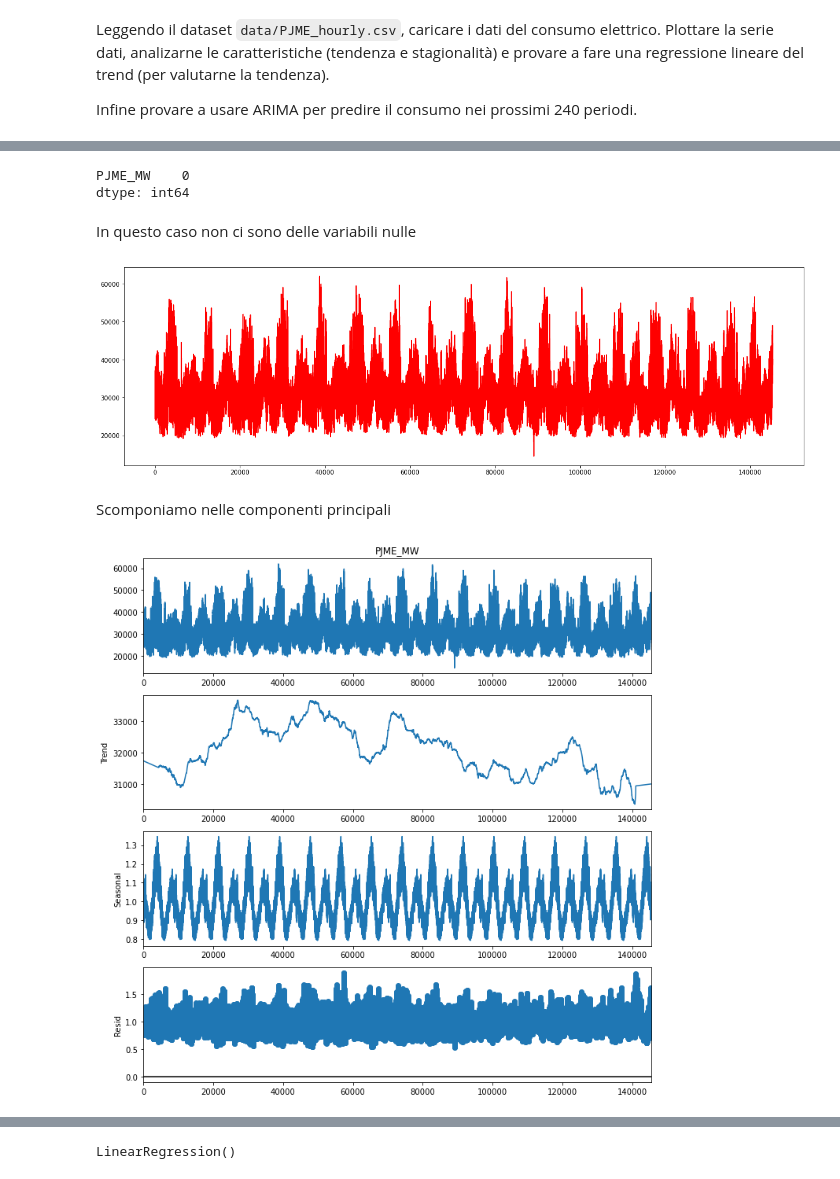
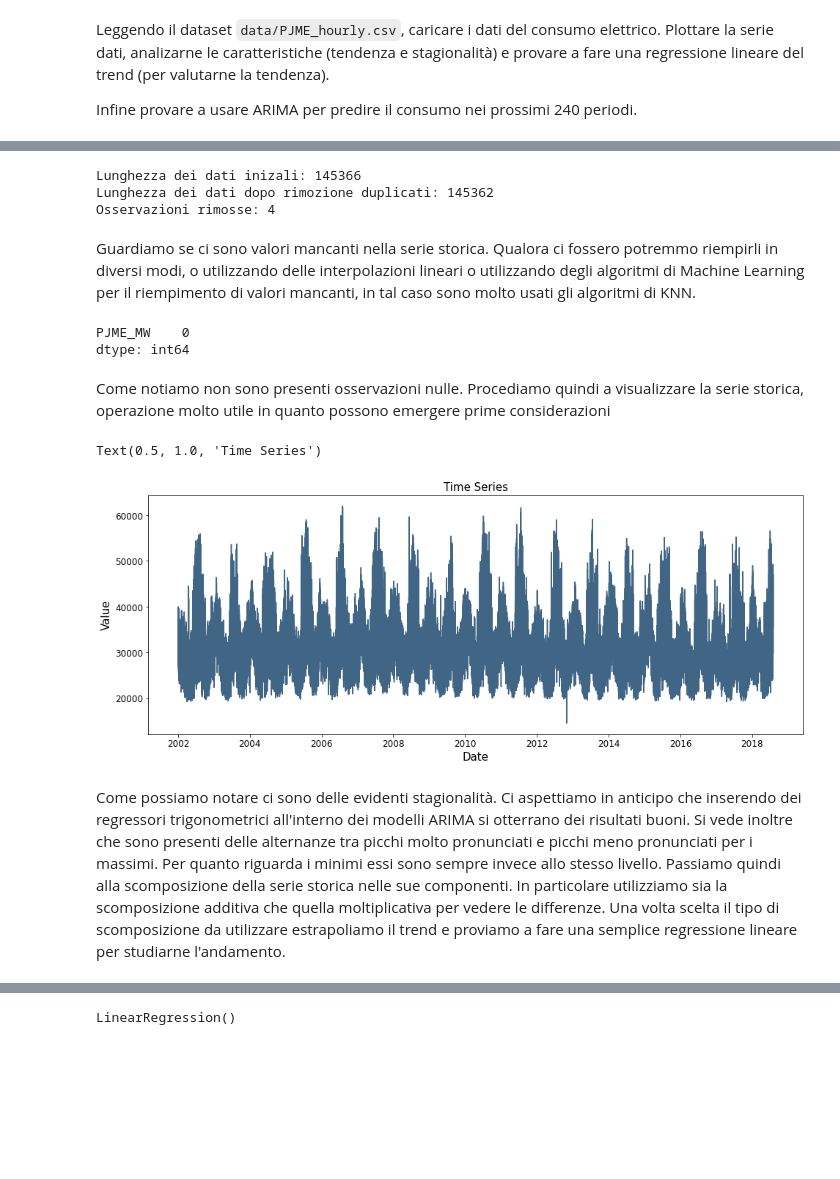
Before and after one commit to Chri1629/environment_physics, a Jupyter notebook: physics/progetto/Esame.ipynb, the cells around one changed output, grey strips where cells are left out. Cells and saved outputs as stored; diff of their text form; code cells hidden in the pictures; blank space fills up the shorter version.

```diff
--- a/physics/progetto/Esame.ipynb
+++ b/physics/progetto/Esame.ipynb
@@ -102,8 +108,6 @@ Infine provare a usare ARIMA per predire il consumo nei prossimi 240 periodi.
 # %%
-#dati = pd.read_csv("data/PJME_hourly.csv", parse_dates=['Datetime'], index_col='Datetime')
-#dati.asfreq('H')
-dati = pd.read_csv("data/PJME_hourly.csv")
-dati = dati.drop("Datetime", axis = 1)
+dati_in = pd.read_csv("data/PJME_hourly.csv", parse_dates=['Datetime'], index_col='Datetime')
+dati = dati_in[~dati_in.index.duplicated(keep='first')].sort_index()
 dati
 # %% [output]
 |  | PJME_MW |
@@ -124,23 +127,29 @@ Guardiamo se ci sono valori nulli
+# %%
+print(f"Lunghezza dei dati inizali: {len(dati_in)}\nLunghezza dei dati dopo rimozione duplicati: {len(dati)}\nOsservazioni rimosse: {len(dati_in) - len(dati)}")
+# %% [output]
+Lunghezza dei dati inizali: 145366
+Lunghezza dei dati dopo rimozione duplicati: 145362
+Osservazioni rimosse: 4
+# %% [markdown]
+Guardiamo se ci sono valori mancanti nella serie storica. Qualora ci fossero potremmo riempirli in diversi modi, o utilizzando delle interpolazioni lineari o utilizzando degli algoritmi di Machine Learning per il riempimento di valori mancanti, in tal caso sono molto usati gli algoritmi di KNN.
 # %%
 dati.isnull().sum(axis = 0)
 # %% [output]
 PJME_MW    0
 dtype: int64
-# %% [markdown]
-In questo caso non ci sono delle variabili nulle
+# %% [markdown]
+Come notiamo non sono presenti osservazioni nulle. Procediamo quindi a visualizzare la serie storica, operazione molto utile in quanto possono emergere prime considerazioni
 # %%
-plt.figure(figsize=(20,6))
-plt.plot(dati.index, dati.values, color = "red")
-plt.show()
+plt.figure(figsize=(16,6))
+plt.plot(dati.index, dati.values, color = "#416685")
+plt.xlabel("Date", fontsize = 15)
+plt.ylabel("Value", fontsize = 15)
+plt.xticks(fontsize = 12)
+plt.yticks(fontsize = 12)
+plt.title("Time Series", fontsize = 15)
 # %% [output]
+Text(0.5, 1.0, 'Time Series')
-[figure, old version]
+[figure, new version]
-# %% [markdown]
-Scomponiamo nelle componenti principali
-# %%
-result_mul = seasonal_decompose(dati['PJME_MW'], model='multiplicative', extrapolate_trend='freq', period = 24*365)
-
-plt.rcParams.update({'figure.figsize': (10, 10)})
-result_mul.plot()
-plt.show()
-# %% [output]
-[figure, removed]
+# %% [markdown]
+Come possiamo notare ci sono delle evidenti stagionalità. Ci aspettiamo in anticipo che inserendo dei regressori trigonometrici all'interno dei modelli ARIMA si otterrano dei risultati buoni. Si vede inoltre che sono presenti delle alternanze tra picchi molto pronunciati e picchi meno pronunciati per i massimi. Per quanto riguarda i minimi essi sono sempre invece allo stesso livello.
+Passiamo quindi alla scomposizione della serie storica nelle sue componenti. In particolare utilizziamo sia la scomposizione additiva che quella moltiplicativa per vedere le differenze. Una volta scelta il tipo di scomposizione da utilizzare estrapoliamo il trend e proviamo a fare una semplice regressione lineare per studiarne l'andamento.
```
Also changed, not shown: parts of 31 cells of this notebook, 5 other files.
